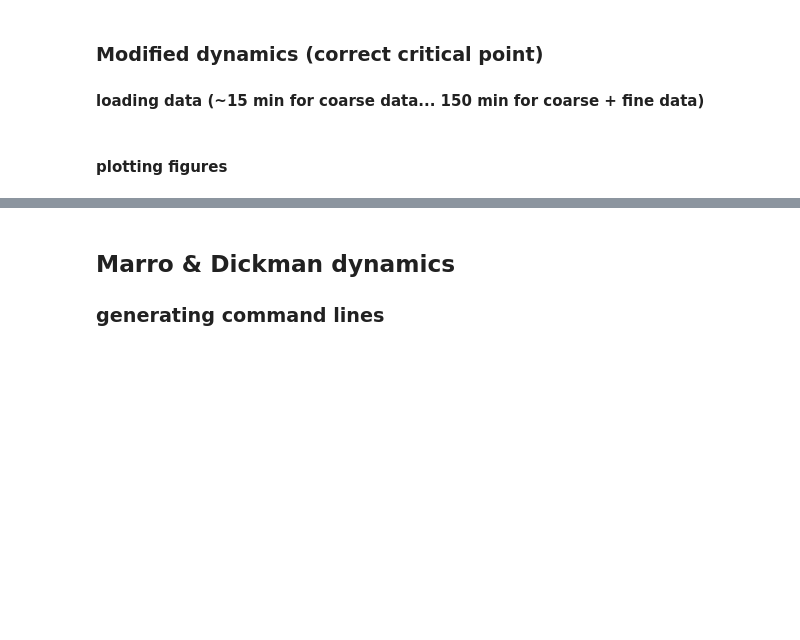
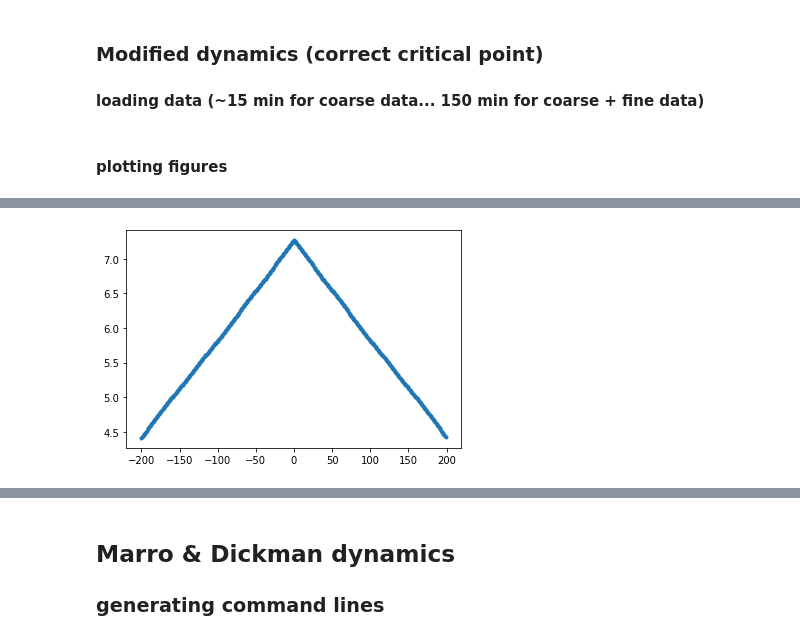
Before and after one commit to mgirardis/contact-process, a Jupyter notebook: check_phase_transition.ipynb, the cells around one changed output, grey strips where cells are left out. Drawn from its saved outputs; the diff is of its cells as text; code cells hidden in the pictures; blank space fills up the shorter version.

```diff
--- a/check_phase_transition.ipynb
+++ b/check_phase_transition.ipynb
@@ -127,26 +145,26 @@ if ptd:
 import modules.phasetransdata as ptd
 
 #data_to_plot = ['seq','par']
-data_to_plot = ['par','seq']
+data_to_plot = ['seq']
 
 base_dir  = 'test_sim/phase_trans_TO'
 
 input_dir = [os.path.join(base_dir, subdir) for subdir in
-                ('N100/corr_ring',
-                 'N500/corr_ring',
-                 'N1000/corr_ring',
-                 'N2560/corr_ring',
-                 'N5000/corr_ring')]
+                ('N100/run0',
+                 'N500/run0',
+                 'N1000/run0',
+                 'N2560/run0',
+                 'N5000/run0')]
 
 lmbda_values_broad     = numpy.linspace(1.0,4.5,100)
 lmbda_values_fine_seq  = numpy.linspace(3.0,3.6,1000) # lmbda_values
 lmbda_values_fine_par  = numpy.linspace(2.3,2.9,1000) # lmbda_values
 
-load_phasetrans_data         = True
+load_phasetrans_data         = False
 save_phasetrans_data         = True
 return_file_data             = False
 calc_suscept_bootstrap_error = True
-n_time_points_for_mean       = 1000
+n_time_sample_constant       = 100
 
 N_values                     = numpy.array(misc.get_par_value_from_str(input_dir,'N',int)) #numpy.array([ dd[0].N for dd in d_par ])
 
@@ -162,8 +180,8 @@ else:
     if 'seq' in data_to_plot:
         f_list_broad_seq_iter        = ([f for f in glob.glob(os.path.join(inpd,'*_seq_*.mat')) if misc.par_value_in_str(f,'l',lmbda_values_broad   ,float,'{:g}')]  for inpd   in input_dir) # creating iterator that generates file lists
         f_list_fine_seq_iter         = ([f for f in glob.glob(os.path.join(inpd,'*_seq_*.mat')) if misc.par_value_in_str(f,'l',lmbda_values_fine_seq,float,'{:g}')]  for inpd   in input_dir) # creating iterator that generates file lists
-        pt_seq_TO     ,d_seq_TO      = misc.unpack_list_of_tuples([ ptd.calc_phasetrans_params_struct(f_list,'l',time_k1=10000,time_k2=10000,n_time_points=N*n_time_points_for_mean,return_file_data=return_file_data,calc_suscept_bootstrap_error=calc_suscept_bootstrap_error) for f_list,N in zip(f_list_broad_seq_iter, N_values) ])
-        pt_fine_seq_TO,d_fine_seq_TO = misc.unpack_list_of_tuples([ ptd.calc_phasetrans_params_struct(f_list,'l',time_k1=10000,time_k2=10000,n_time_points=N*n_time_points_for_mean,return_file_data=return_file_data,calc_suscept_bootstrap_error=calc_suscept_bootstrap_error) for f_list,N in zip(f_list_fine_seq_iter , N_values) ])
+        pt_seq_TO     ,d_seq_TO      = misc.unpack_list_of_tuples([ ptd.calc_phasetrans_params_struct(f_list,'l',time_k1=10000,time_k2=10000,n_time_steps_sample=N*n_time_sample_constant,return_file_data=return_file_data,calc_suscept_bootstrap_error=calc_suscept_bootstrap_error) for f_list,N in zip(f_list_broad_seq_iter, N_values) ])
+        pt_fine_seq_TO,d_fine_seq_TO = misc.unpack_list_of_tuples([ ptd.calc_phasetrans_params_struct(f_list,'l',time_k1=10000,time_k2=10000,n_time_steps_sample=N*n_time_sample_constant,return_file_data=return_file_data,calc_suscept_bootstrap_error=calc_suscept_bootstrap_error) for f_list,N in zip(f_list_fine_seq_iter , N_values) ])
         pt_seq_TO                    = ptd.merge_phasetrans_params_struct(pt_seq_TO,pt_fine_seq_TO,'l')
         if save_phasetrans_data:
             ptd.save_phasetrans_file(os.path.join(base_dir,'phasetrans_ring_merged_seq.mat'),N_values,pt_seq_TO,d_seq_TO)
@@ -301,0 +317,44 @@ lambda_seq =  [2.48485 3.      3.2     4.00505 4.5    ]
+# %%
+import os
+import sys
+import glob
+import numpy
+import scipy.io
+import matplotlib.pyplot as plt
+import modules.phasetransdata as ptd
+import modules.correlation as corr
+import modules.misc_func as misc
+import modules.io as io
+if ptd:
+    del sys.modules['modules.phasetransdata']
+    del ptd
+import modules.phasetransdata as ptd
+
+base_dir  = 'test_sim/phase_trans_TO'
+
+d=io.import_mat_file(os.path.join(base_dir,'N5000/run0/cp_ring_N5000_l3.35375_seq_timeevo.mat'))
+#d=io.import_mat_file(os.path.join(base_dir,'N5000/run0/cp_ring_N5000_l3.2961_seq_timeevo.mat'))
+#d=io.import_mat_file(os.path.join(base_dir,'N5000/run0/cp_ring_N5000_l2.59091_seq_timeevo.mat'))
+print(d)
+
+
+isl=slice(0,d.rho.size,20*d.N)
+
+Cov_matrix = numpy.cov((d.rho[isl],d.rho[isl]))
+C = corr.scipy.signal.correlate(d.rho[isl],d.rho[isl],method='fft',mode='same')
+tlags = corr.scipy.signal.correlation_lags(d.rho[isl].size,d.rho[isl].size,mode='same')
+rhom  = numpy.nanmean(d.rho)
+
+
+
+m = int((len(C)+1)/2)
+dtlag = 200
+
+
+fig,ax=plt.subplots(nrows=1,ncols=1)
+
+ax.plot(tlags[(m-dtlag):(m+dtlag)],C[(m-dtlag):(m+dtlag)]/numpy.linalg.norm(d.rho[isl]),'.-')
+#ax.set_xscale('log')
+#ax.set_yscale('log')
+plt.show()
+# %% [output]
@@ -301,0 +378 @@ lambda_seq =  [2.48485 3.      3.2     4.00505 4.5    ]
+[figure, added]
```
Also changed, not shown: parts of 15 cells of this notebook, 6 other files.
